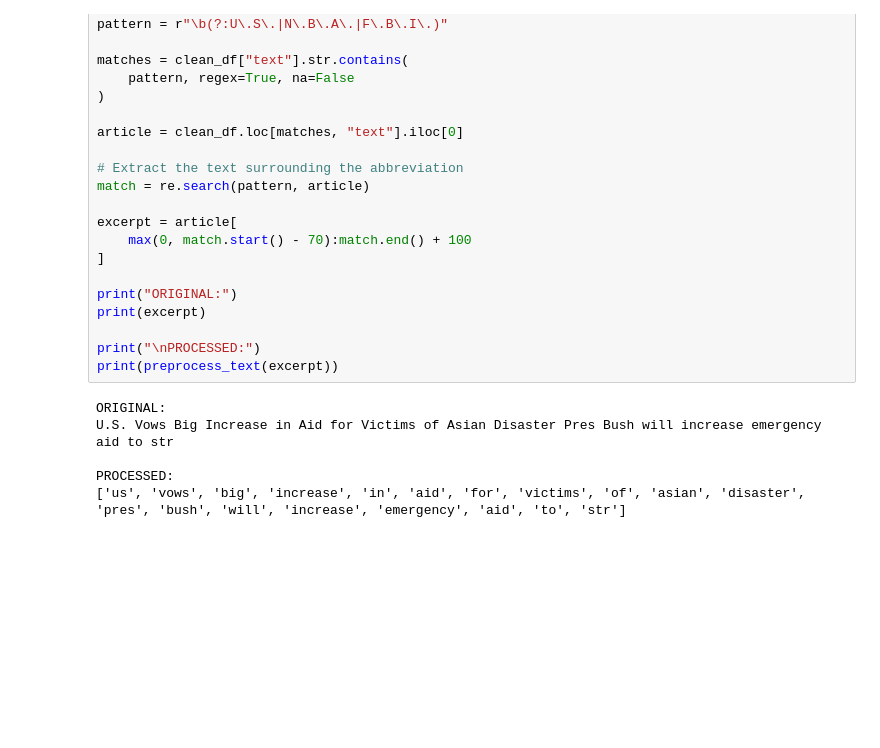
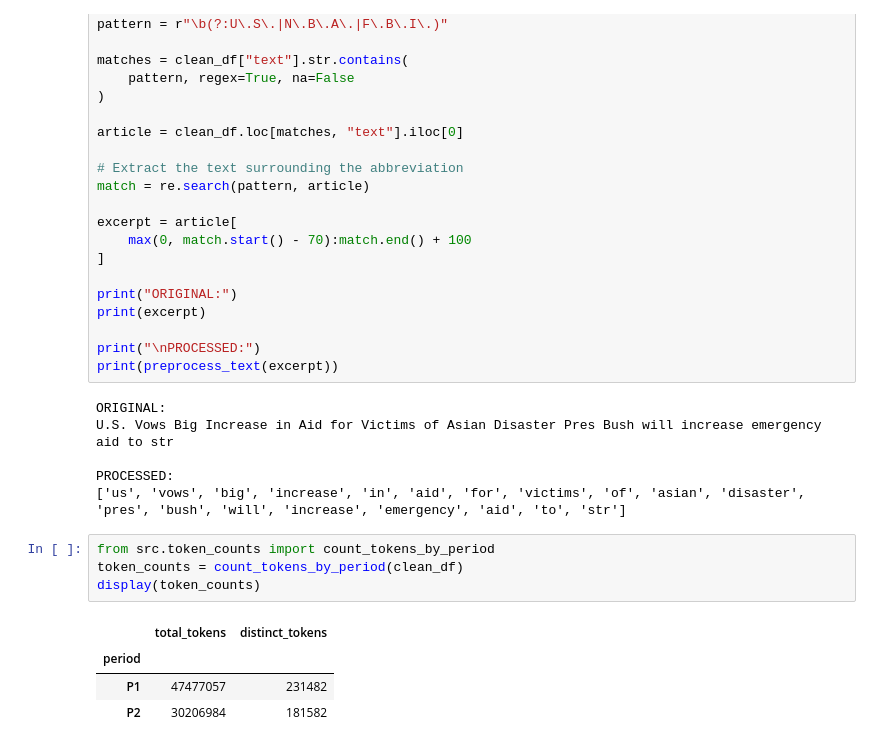
Before and after one commit to LanayaC/CS533_HW1, a Jupyter notebook: notes/01_explore_dataset.ipynb, the cells around one changed output. Drawn from its saved outputs; the diff is of its cells as text; blank space fills up the shorter version.

Commit message:
Add token statistics and corpus generation for Part 1

```diff
--- a/notes/01_explore_dataset.ipynb
+++ b/notes/01_explore_dataset.ipynb
@@ -328,3 +328,12 @@ U.S. Vows Big Increase in Aid for Victims of Asian Disaster Pres Bush will incre
 
 PROCESSED:
 ['us', 'vows', 'big', 'increase', 'in', 'aid', 'for', 'victims', 'of', 'asian', 'disaster', 'pres', 'bush', 'will', 'increase', 'emergency', 'aid', 'to', 'str']
+# %%
+from src.token_counts import count_tokens_by_period
+token_counts = count_tokens_by_period(clean_df)
+display(token_counts)
+# %% [output]
+|  | total_tokens | distinct_tokens |
+| period |  |  |
+| P1 | 47477057 | 231482 |
+| P2 | 30206984 | 181582 |
```
Also changed, not shown: parts of 1 cell of this notebook, 4 other files.
